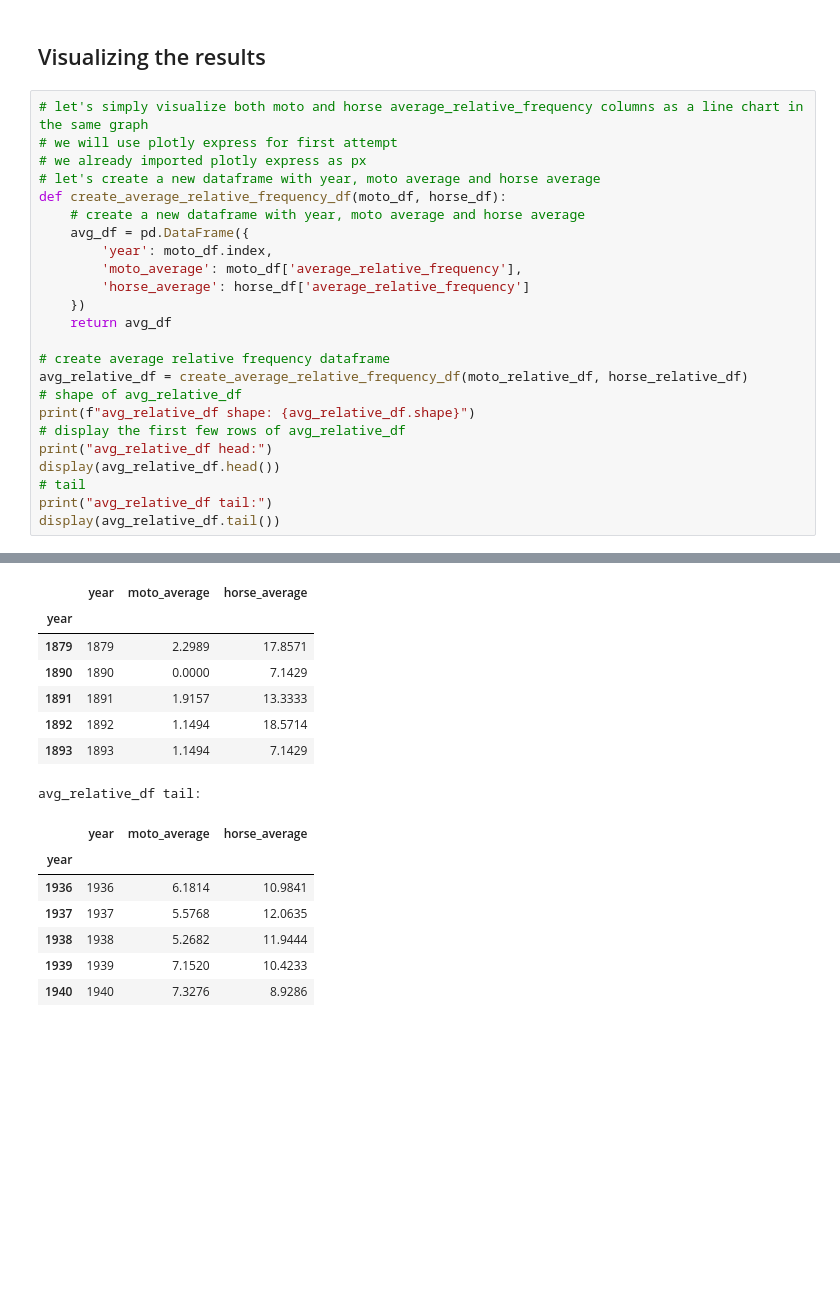
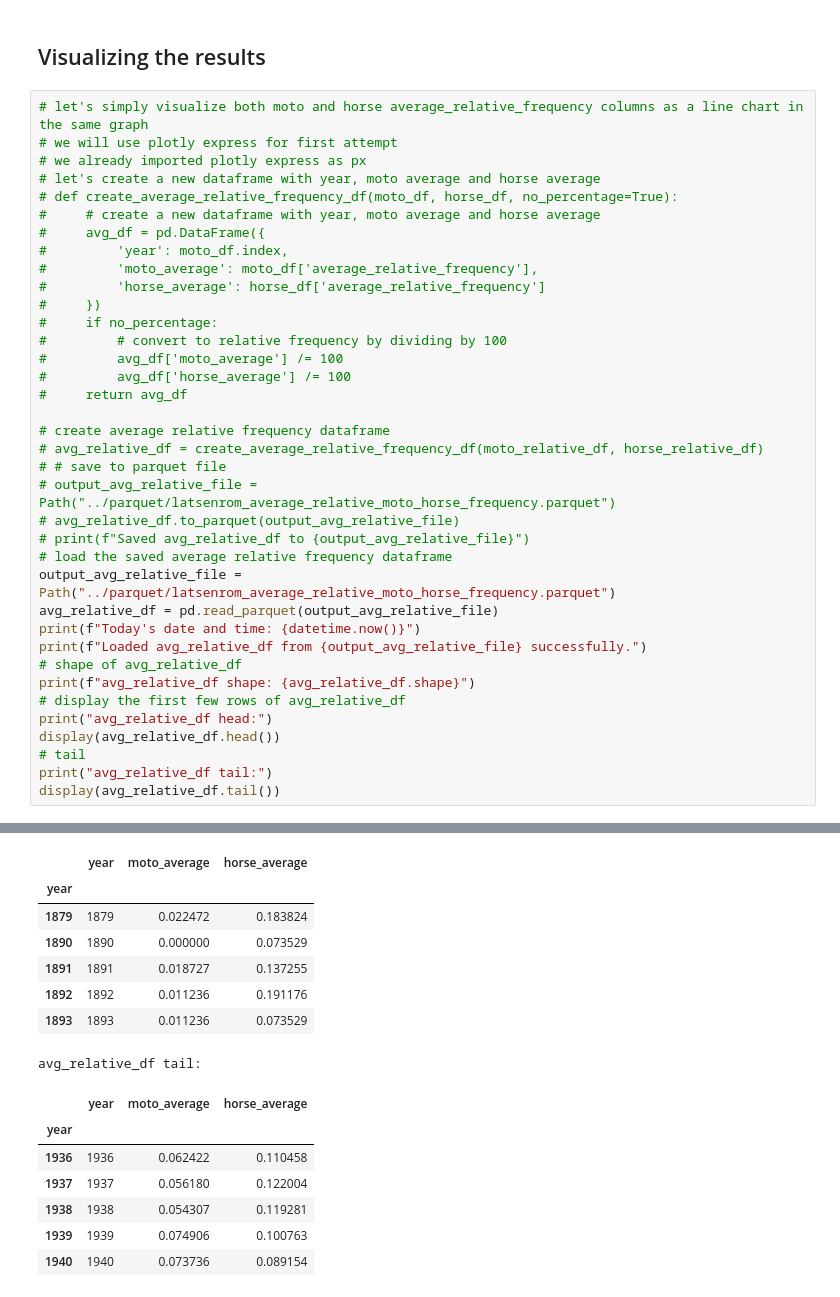
Before and after one commit to ValRCS/lnb_transports, a Jupyter notebook: notebooks/visualize_terms_df_tf_relative_over_time.ipynb, the cells around one changed output, grey strips where cells are left out. Saved outputs shown, nothing was run; the diff lists cells and outputs as text; blank space fills up the shorter version.

Commit message:
visualize terms over time relative document frequency

```diff
--- a/notebooks/visualize_terms_df_tf_relative_over_time.ipynb
+++ b/notebooks/visualize_terms_df_tf_relative_over_time.ipynb
@@ -883,17 +723,30 @@ horse_relative_df.to_excel(output_horse_relative_xlsx)
 # we will use plotly express for first attempt
 # we already imported plotly express as px
 # let's create a new dataframe with year, moto average and horse average
-def create_average_relative_frequency_df(moto_df, horse_df):
-    # create a new dataframe with year, moto average and horse average
-    avg_df = pd.DataFrame({
-        'year': moto_df.index,
-        'moto_average': moto_df['average_relative_frequency'],
-        'horse_average': horse_df['average_relative_frequency']
-    })
-    return avg_df
+# def create_average_relative_frequency_df(moto_df, horse_df, no_percentage=True):
+#     # create a new dataframe with year, moto average and horse average
+#     avg_df = pd.DataFrame({
+#         'year': moto_df.index,
+#         'moto_average': moto_df['average_relative_frequency'],
+#         'horse_average': horse_df['average_relative_frequency']
+#     })
+#     if no_percentage:
+#         # convert to relative frequency by dividing by 100
+#         avg_df['moto_average'] /= 100
+#         avg_df['horse_average'] /= 100
+#     return avg_df
 
 # create average relative frequency dataframe
-avg_relative_df = create_average_relative_frequency_df(moto_relative_df, horse_relative_df)
+# avg_relative_df = create_average_relative_frequency_df(moto_relative_df, horse_relative_df)
+# # save to parquet file
+# output_avg_relative_file = Path("../parquet/latsenrom_average_relative_moto_horse_frequency.parquet")
+# avg_relative_df.to_parquet(output_avg_relative_file)
+# print(f"Saved avg_relative_df to {output_avg_relative_file}")
+# load the saved average relative frequency dataframe
+output_avg_relative_file = Path("../parquet/latsenrom_average_relative_moto_horse_frequency.parquet")
+avg_relative_df = pd.read_parquet(output_avg_relative_file)
+print(f"Today's date and time: {datetime.now()}")
+print(f"Loaded avg_relative_df from {output_avg_relative_file} successfully.")
 # shape of avg_relative_df
 print(f"avg_relative_df shape: {avg_relative_df.shape}")
 # display the first few rows of avg_relative_df
@@ -906,20 +761,20 @@ display(avg_relative_df.tail())
 avg_relative_df shape: (44, 3)
 avg_relative_df head:
 |  | year | moto_average | horse_average |
 | year |  |  |  |
-| 1879 | 1879 | 2.2989 | 17.8571 |
-| 1890 | 1890 | 0.0000 | 7.1429 |
-| 1891 | 1891 | 1.9157 | 13.3333 |
-| 1892 | 1892 | 1.1494 | 18.5714 |
-| 1893 | 1893 | 1.1494 | 7.1429 |
+| 1879 | 1879 | 0.022472 | 0.183824 |
+| 1890 | 1890 | 0.000000 | 0.073529 |
+| 1891 | 1891 | 0.018727 | 0.137255 |
+| 1892 | 1892 | 0.011236 | 0.191176 |
+| 1893 | 1893 | 0.011236 | 0.073529 |
 avg_relative_df tail:
 |  | year | moto_average | horse_average |
 | year |  |  |  |
-| 1936 | 1936 | 6.1814 | 10.9841 |
-| 1937 | 1937 | 5.5768 | 12.0635 |
-| 1938 | 1938 | 5.2682 | 11.9444 |
-| 1939 | 1939 | 7.1520 | 10.4233 |
-| 1940 | 1940 | 7.3276 | 8.9286 |
+| 1936 | 1936 | 0.062422 | 0.110458 |
+| 1937 | 1937 | 0.056180 | 0.122004 |
+| 1938 | 1938 | 0.054307 | 0.119281 |
+| 1939 | 1939 | 0.074906 | 0.100763 |
+| 1940 | 1940 | 0.073736 | 0.089154 |
 # %%
 # now let's plot this using plotly express
 moto_color = "rgb(0, 61, 165)" # Pantone 293
```
Also changed, not shown: parts of 35 cells of this notebook, 1 other file.
